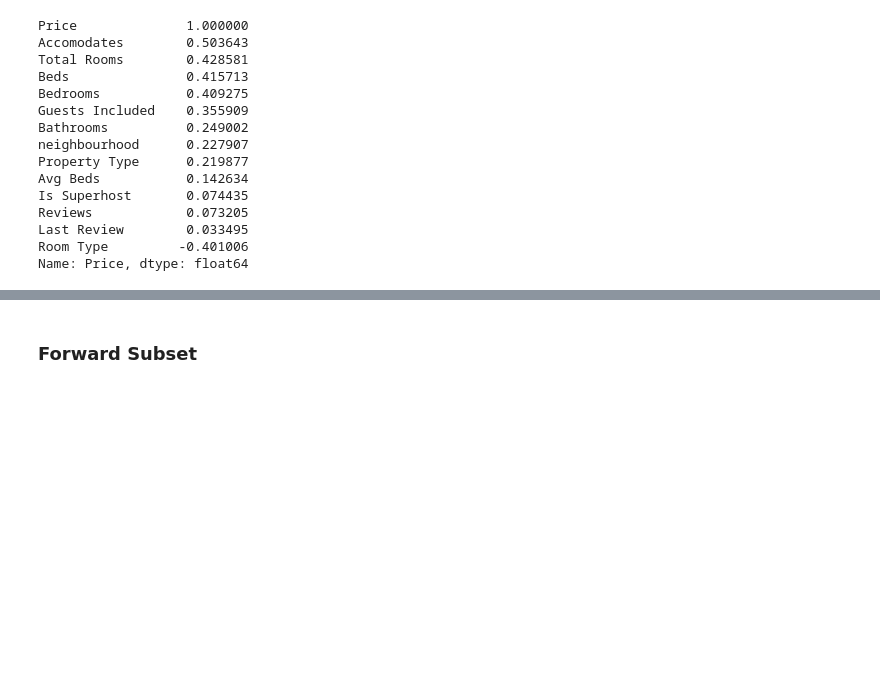
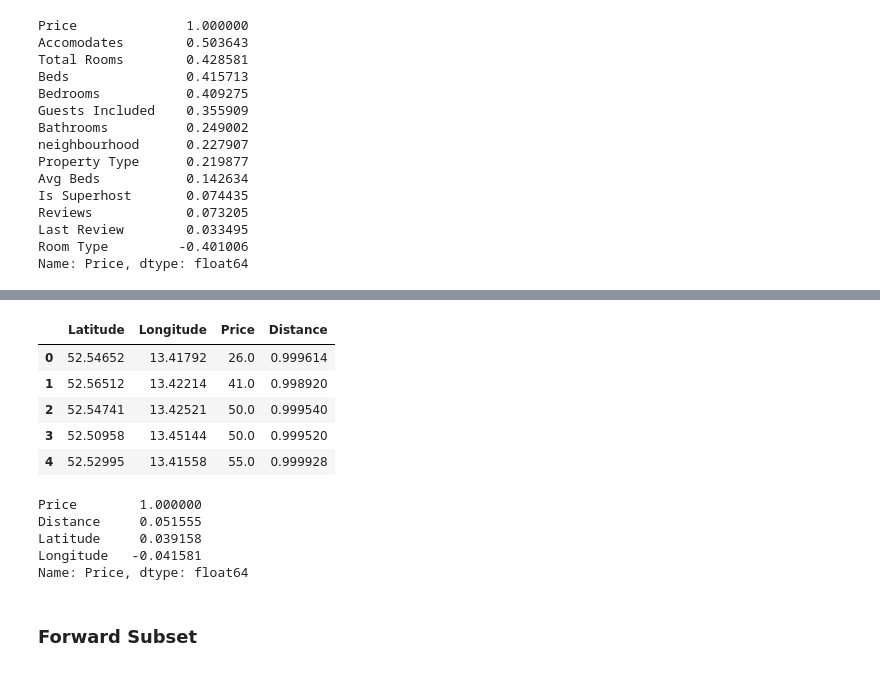
Before and after one commit to flaviendeseure/Airbnb_berlin_price_prediction, a Jupyter notebook: Projet - Airbnb Berlin Price Prediction.ipynb, the cells around one changed output, grey strips where cells are left out. Drawn from its saved outputs; the diff is of its cells as text; code cells hidden in the pictures; blank space fills up the shorter version.

Commit message:
Creation feature distance-centre

```diff
--- a/Projet - Airbnb Berlin Price Prediction.ipynb
+++ b/Projet - Airbnb Berlin Price Prediction.ipynb
@@ -2035,0 +2042,2 @@ Name: Price, dtype: float64
+# %%
+coordonnees = dataset[["Latitude", "Longitude","Price"]].copy()
@@ -2036,3 +2057,26 @@ Name: Price, dtype: float64
+# %%
+coord_berlin = [52.520008, 13.404954]
+lat1 = 52.520008
+lon1 = 13.404954
+# %%
+coordonnees["Distance"] = np.sin(lat1)*np.sin(coordonnees["Latitude"])+np.cos(lat1)*np.cos(coordonnees["Latitude"])*np.cos(coordonnees["Longitude"]-lon1)
+# %%
+coordonnees.head()
+# %% [output]
+|  | Latitude | Longitude | Price | Distance |
+| 0 | 52.54652 | 13.41792 | 26.0 | 0.999614 |
+| 1 | 52.56512 | 13.42214 | 41.0 | 0.998920 |
+| 2 | 52.54741 | 13.42521 | 50.0 | 0.999540 |
+| 3 | 52.50958 | 13.45144 | 50.0 | 0.999520 |
+| 4 | 52.52995 | 13.41558 | 55.0 | 0.999928 |
+# %%
+coordonnees.corr()["Price"].sort_values(ascending = False)
+# %% [output]
+Price        1.000000
+Distance     0.051555
+Latitude     0.039158
+Longitude   -0.041581
+Name: Price, dtype: float64
 # %% [markdown]
 <a name="subset">
 
```
Also changed, not shown: parts of 5 cells of this notebook.
